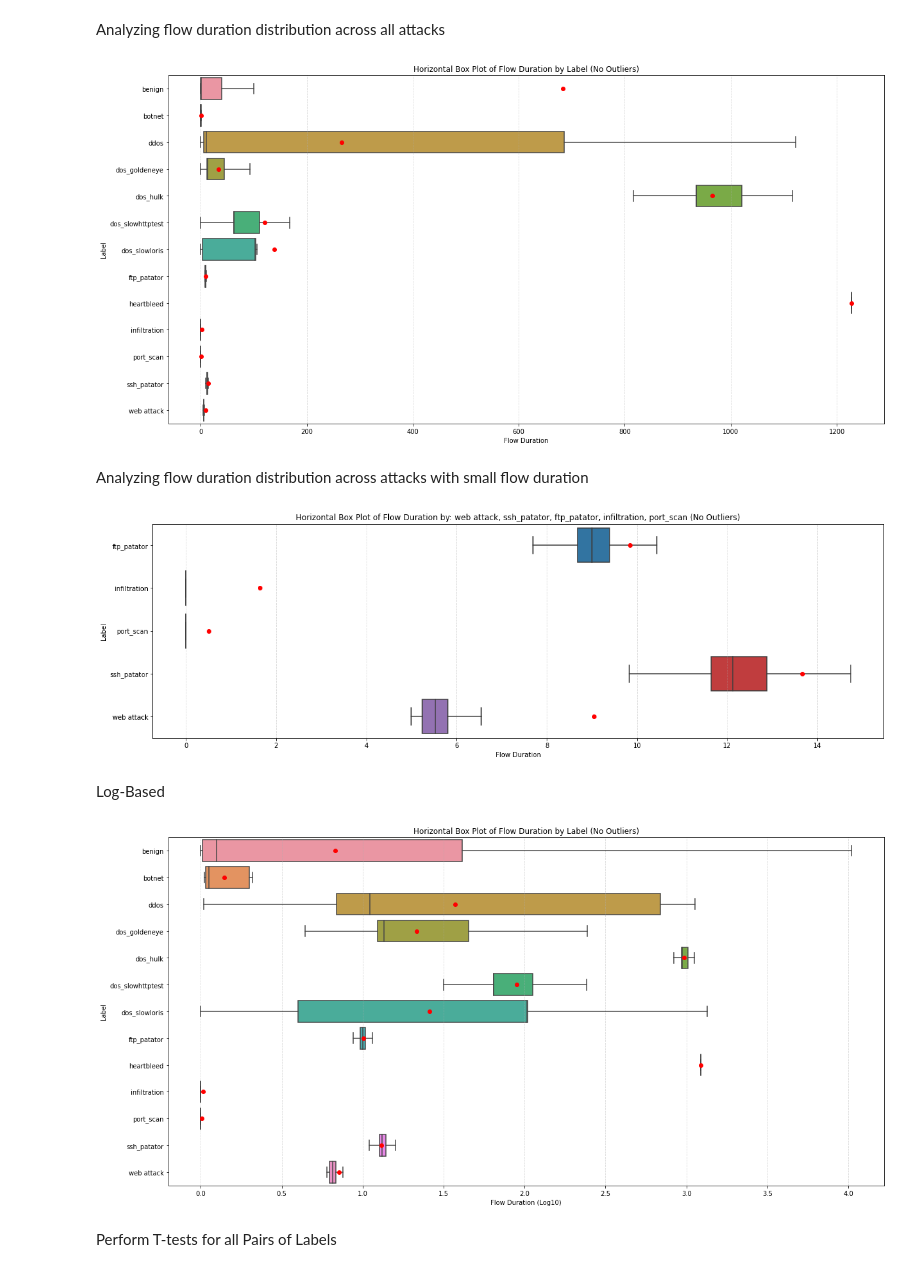
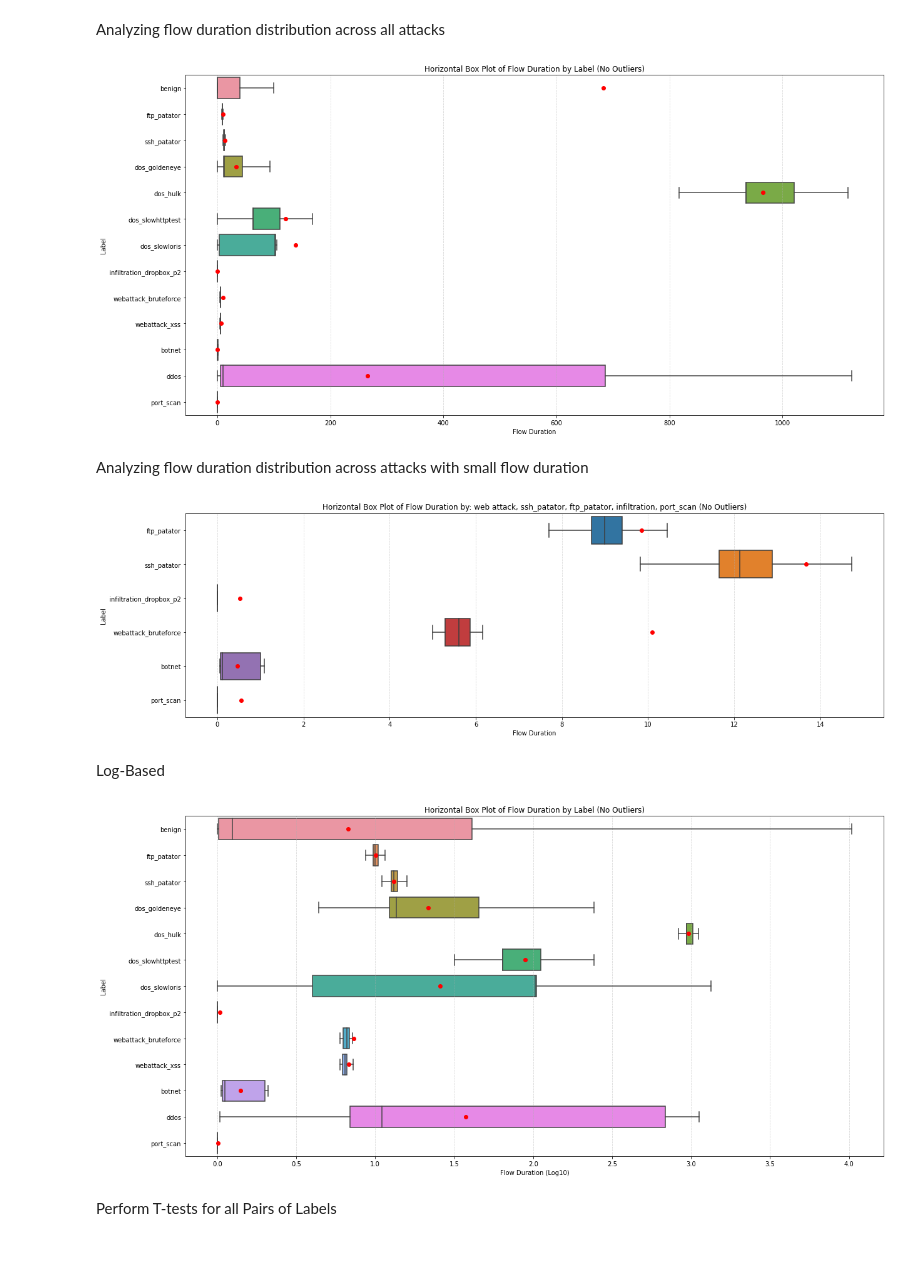
Before and after one commit to DanielDaCosta/ids-deep-belief-networks, a Jupyter notebook: data_analysis.ipynb, the cells around one changed output. Cells and saved outputs as stored; diff of their text form; code cells hidden in the pictures.

```diff
--- a/data_analysis.ipynb
+++ b/data_analysis.ipynb
@@ -47,3 +51,6 @@ infiltration_cooldisk           1
 Name: label, dtype: int64
+# %%
+# Remove 'webattack_sqli', 'infiltration_meta', 'infiltration_dropbox_p1', 'heartbleed', 'infiltration_cooldisk
+data = data[~data['label'].isin(['webattack_sqli', 'infiltration_meta', 'infiltration_dropbox_p1', 'heartbleed', 'infiltration_cooldisk'])]
 # %%
 df = data.copy()
@@ -50,6 +74,8 @@ df = data.copy()
 # %% [markdown]
 - Grouping similar attacks
 # %%
+# No longer needed
+
 def group_label(label: str):
     if 'infiltration' in label:
         return 'infiltration'
@@ -57,5 +83,3 @@ def group_label(label: str):
         return 'web attack'
     else:
         return label
-
-data['label'] = data['label'].apply(group_label)
@@ -163,27 +170,28 @@ plt.title('Horizontal Box Plot of Flow Duration by Label (No Outliers)')
 
 plt.show()
 # %% [output]
-[figure, old version]
+[figure, new version]
 # %% [markdown]
 Analyzing flow duration distribution across attacks with small flow duration
 # %%
 plt.figure(figsize=(20, 6))
 
 # Use sns.boxplot with x as the category and y as the value
-sns.boxplot(y='label', x='flow_duration', data=data[data['label'].isin(['web attack', 'ssh_patator', 'ftp_patator', 'infiltration', 'port_scan'])],
+sns.boxplot(y='label', x='flow_duration', data=data[data['label'].isin(['webattack_bruteforce', 'ssh_patator', 'ftp_patator', 'infiltration_dropbox_p2',
+                                                                        'port_scan', 'botnet'])],
             showfliers=False, showmeans=True, meanprops={'marker':'o', 'markerfacecolor':'red', 'markeredgecolor':'red'})
 
 # Add gridlines
 plt.grid(axis='x', linestyle='--', alpha=0.5)  # Add vertical gridlines with dashed style and transparency
 
 # Add labels and title
 plt.xlabel('Flow Duration')
 plt.ylabel('Label')
 plt.title('Horizontal Box Plot of Flow Duration by: web attack, ssh_patator, ftp_patator, infiltration, port_scan (No Outliers)')
 
 plt.show()
 # %% [output]
-[figure, old version]
+[figure, new version]
 # %% [markdown]
 Log-Based
 # %%
@@ -202,7 +210,7 @@ plt.title('Horizontal Box Plot of Flow Duration by Label (No Outliers)')
 
 plt.show()
 # %% [output]
-[figure, old version]
+[figure, new version]
 # %% [markdown]
 Perform T-tests for all Pairs of Labels
 # %%
```
Also changed, not shown: parts of 97 cells of this notebook.
